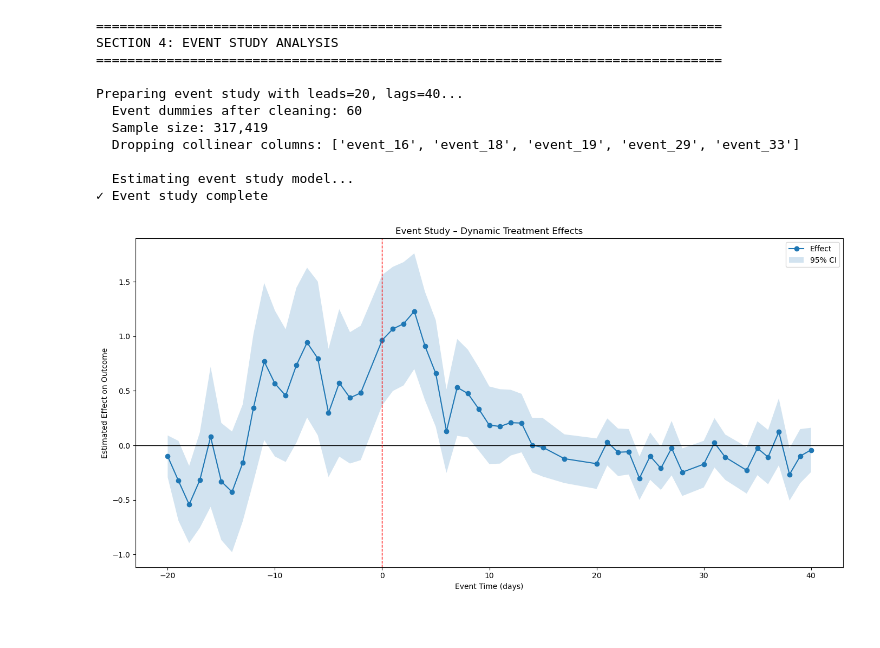
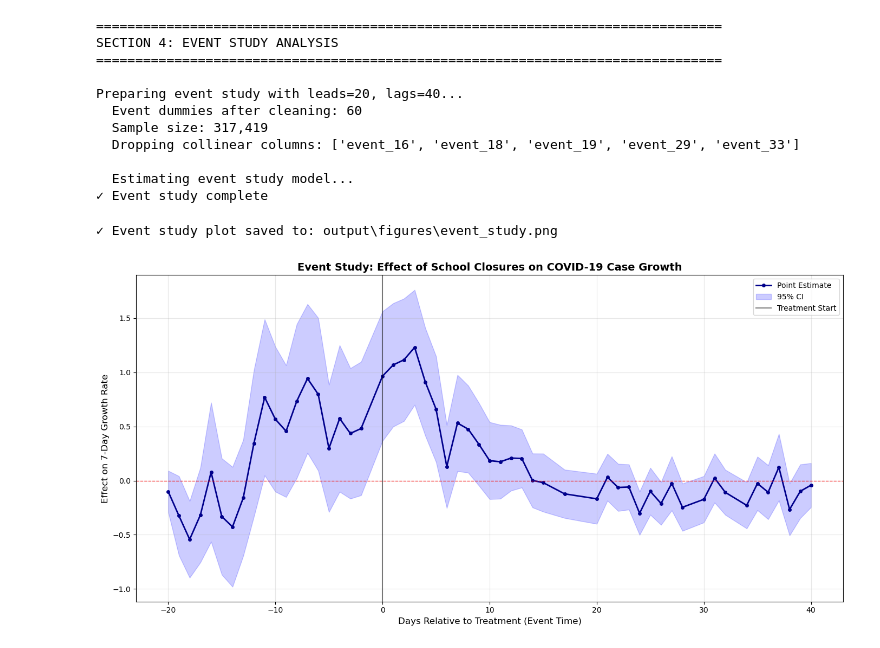
Before and after one commit to isaac-ik/covid_19, a Jupyter notebook: policy-effectiveness-covid/notebooks/analysis.ipynb, the cells around one changed output. Drawn from its saved outputs; the diff is of its cells as text; code cells hidden in the pictures.

```diff
--- a/policy-effectiveness-covid/notebooks/analysis.ipynb
+++ b/policy-effectiveness-covid/notebooks/analysis.ipynb
@@ -645,41 +638,30 @@ Preparing event study with leads=20, lags=40...
 
   Estimating event study model...
 ✓ Event study complete
-# %%
-# Plot event study results
-fig, ax = plt.subplots(figsize=(14, 7))
-
-# Main line: event-time coefficients
-ax.plot(
-    event_coefs["event_time"],
-    event_coefs["coef"],
-    marker="o",
-    linestyle="-",
-    label="Effect"
-)
-
-# Confidence interval band
-ax.fill_between(
-    event_coefs["event_time"],
-    event_coefs["ci_lower"],
-    event_coefs["ci_upper"],
-    alpha=0.2,
-    label="95% CI"
-)
-
-# Reference line at zero
-ax.axhline(0, color="black", linewidth=1)
-
-# Reference line at event time = 0
-ax.axvline(0, color="red", linestyle="--", linewidth=1)
-
-# Labels and styling
-ax.set_xlabel("Event Time (days)")
-ax.set_ylabel("Estimated Effect on Outcome")
-ax.set_title("Event Study – Dynamic Treatment Effects")
-ax.legend()
-
-plt.tight_layout()
-plt.show()
-# %% [output]
-[figure, removed]
+# %%
+# Plot event study
+fig, ax = plt.subplots(figsize=(14, 7))
+
+ax.plot(event_coefs["event_time"], event_coefs["coef"],
+        marker='o', linewidth=2, markersize=4, color='darkblue', label='Point Estimate')
+ax.fill_between(event_coefs["event_time"],
+                event_coefs["ci_lower"],
+                event_coefs["ci_upper"],
+                alpha=0.2, color='blue', label='95% CI')
+ax.axhline(0, color='red', linestyle='--', linewidth=1, alpha=0.7)
+ax.axvline(0, color='black', linestyle='-', linewidth=1.5, alpha=0.5, label='Treatment Start')
+
+ax.set_xlabel('Days Relative to Treatment (Event Time)', fontsize=12)
+ax.set_ylabel('Effect on 7-Day Growth Rate', fontsize=12)
+ax.set_title('Event Study: Effect of School Closures on COVID-19 Case Growth',
+             fontsize=14, fontweight='bold')
+ax.legend(loc='best')
+ax.grid(True, alpha=0.3)
+
+plt.tight_layout()
+plt.savefig(FIGURES_DIR / "event_study.png", dpi=300, bbox_inches='tight')
+print(f"\n✓ Event study plot saved to: {FIGURES_DIR / 'event_study.png'}")
+plt.show()
+# %% [output]
+✓ Event study plot saved to: output\figures\event_study.png
+[figure, added]
```
Also changed, not shown: parts of 8 cells of this notebook.
